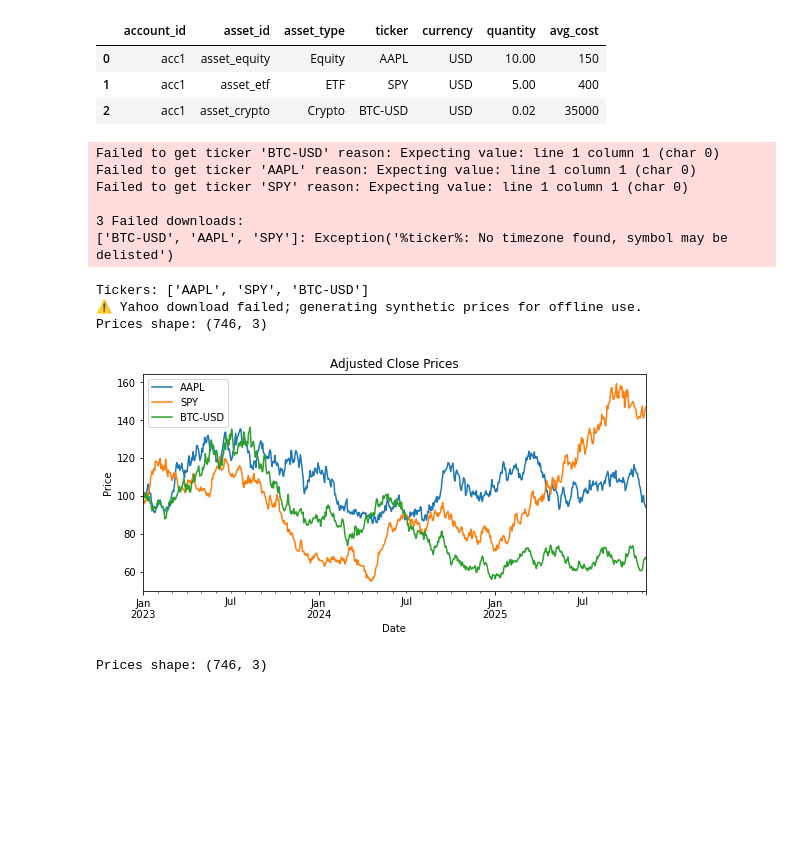
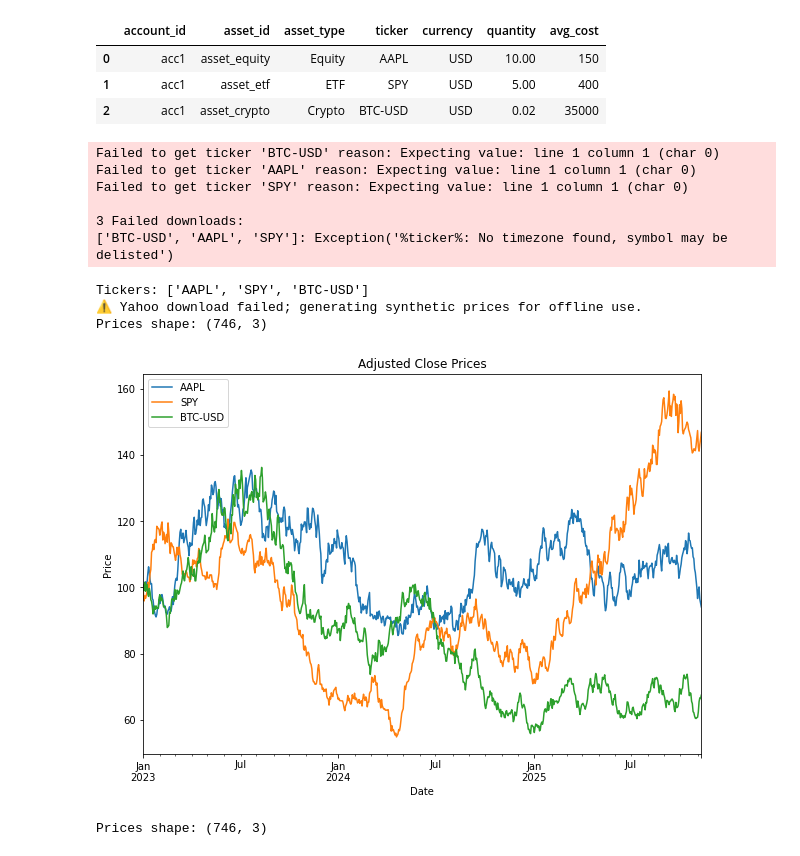
Before and after one commit to LorisBe/FutureVolatility_project_LB, a Jupyter notebook: examples/01_quickstart.ipynb, the cells around one changed output. Saved outputs shown, nothing was run; the diff lists cells and outputs as text; code cells hidden in the pictures; blank space fills up the shorter version.

```diff
--- a/examples/01_quickstart.ipynb
+++ b/examples/01_quickstart.ipynb
@@ -22,28 +22,28 @@ holdings
 # %%
 
 tickers = holdings["ticker"].astype(str)
 print("Tickers:", tickers.tolist())
 prices = fetch_prices(tickers, start="2023-01-01")
 prices.head()
 
 
 print("Prices shape:", prices.shape)
-ax = prices.ffill().plot(figsize=(9,4))
+ax = prices.ffill().plot(figsize=(10,7))
 ax.set_title("Adjusted Close Prices")
 ax.set_xlabel("Date")
 ax.set_ylabel("Price")
 plt.show()
 # %% [output]
 Failed to get ticker 'BTC-USD' reason: Expecting value: line 1 column 1 (char 0)
 Failed to get ticker 'AAPL' reason: Expecting value: line 1 column 1 (char 0)
 Failed to get ticker 'SPY' reason: Expecting value: line 1 column 1 (char 0)
 
 3 Failed downloads:
 ['BTC-USD', 'AAPL', 'SPY']: Exception('%ticker%: No timezone found, symbol may be delisted')
 Tickers: ['AAPL', 'SPY', 'BTC-USD']
 ⚠️ Yahoo download failed; generating synthetic prices for offline use.
 Prices shape: (746, 3)
-[figure, old version]
+[figure, new version]
 # %%
 print("Prices shape:", prices.shape)
 
```
Also changed, not shown: 1 other file.
